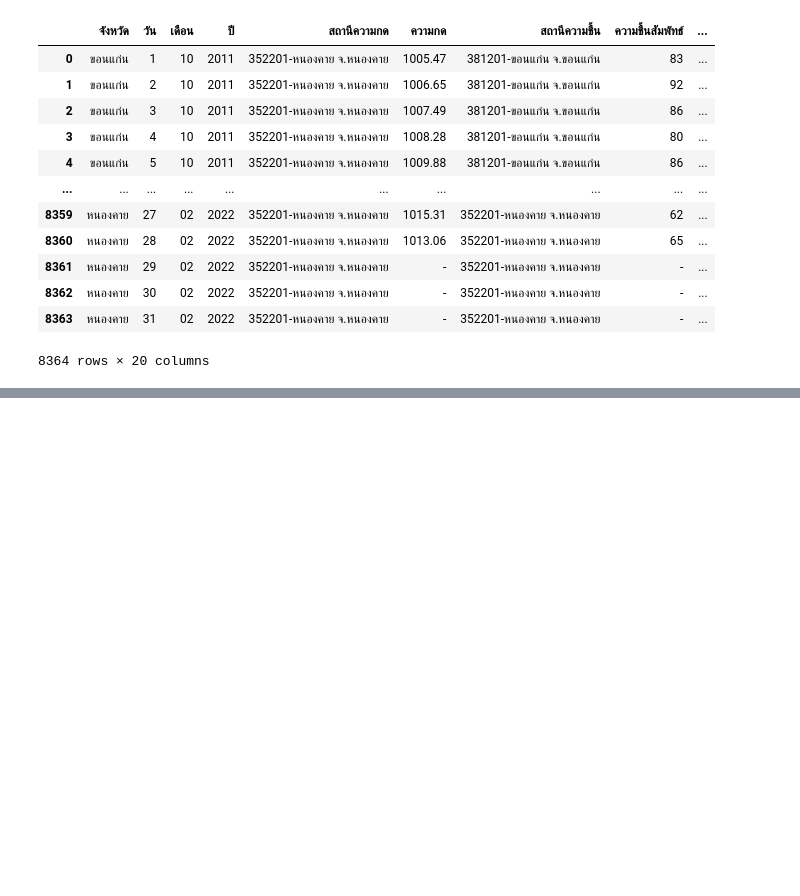
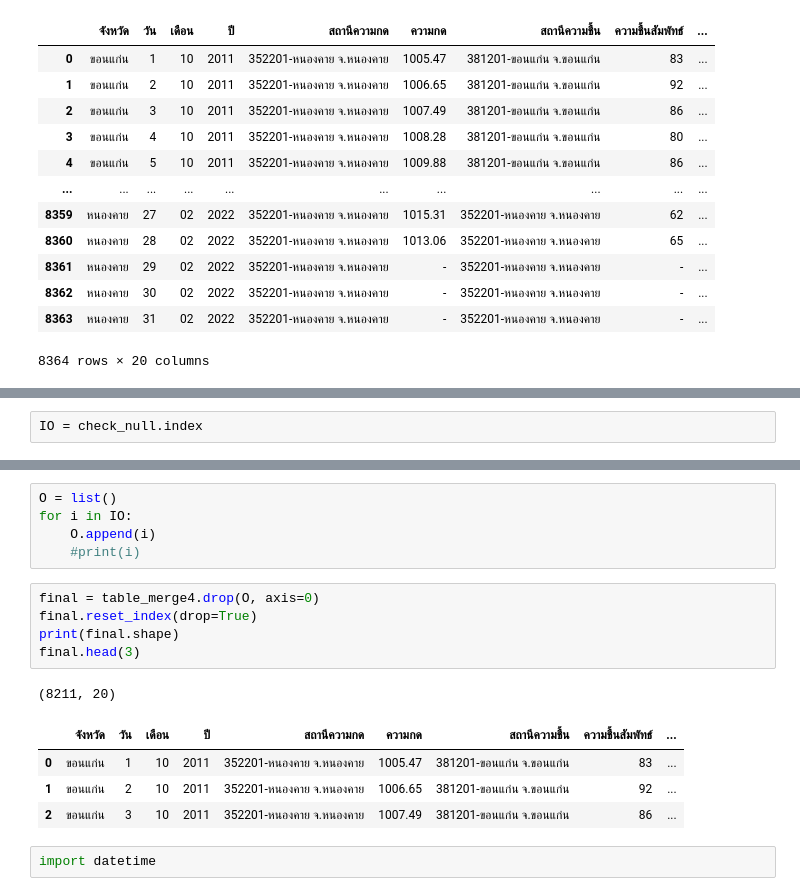
Before and after one commit to bunnybbear/bsc_dpdm22, a Jupyter notebook: QUIZ_GROUP.ipynb, the cells around one changed output, grey strips where cells are left out. Drawn from its saved outputs; the diff is of its cells as text; blank space fills up the shorter version.

```diff
--- a/QUIZ_GROUP.ipynb
+++ b/QUIZ_GROUP.ipynb
@@ -1570,0 +1603,2 @@ table_merge4
+# %%
+IO = check_null.index
@@ -1570,0 +1612,18 @@ table_merge4
+# %%
+O = list()
+for i in IO:
+    O.append(i)
+    #print(i)
+# %%
+final = table_merge4.drop(O, axis=0)
+final.reset_index(drop=True)
+print(final.shape)
+final.head(3)
+# %% [output]
+(8211, 20)
+|  | จังหวัด | วัน | เดือน | ปี | สถานีความกด | ความกด | สถานีความชื้น | ความชื้นสัมพัทธ์ | ... |
+| 0 | ขอนแก่น | 1 | 10 | 2011 | 352201-หนองคาย จ.หนองคาย | 1005.47 | 381201-ขอนแก่น จ.ขอนแก่น | 83 | ... |
+| 1 | ขอนแก่น | 2 | 10 | 2011 | 352201-หนองคาย จ.หนองคาย | 1006.65 | 381201-ขอนแก่น จ.ขอนแก่น | 92 | ... |
+| 2 | ขอนแก่น | 3 | 10 | 2011 | 352201-หนองคาย จ.หนองคาย | 1007.49 | 381201-ขอนแก่น จ.ขอนแก่น | 86 | ... |
+# %%
+import datetime
```
Also changed, not shown: parts of 7 cells of this notebook.
